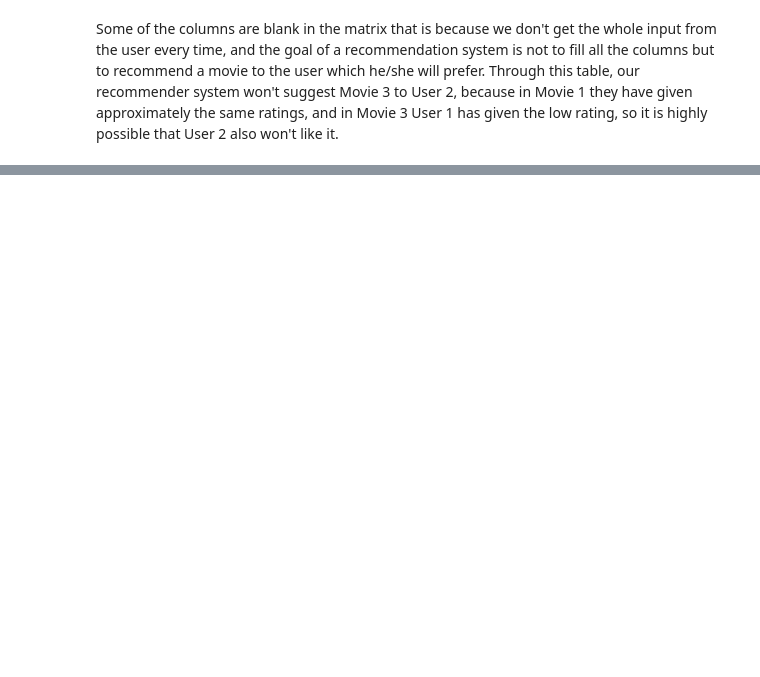
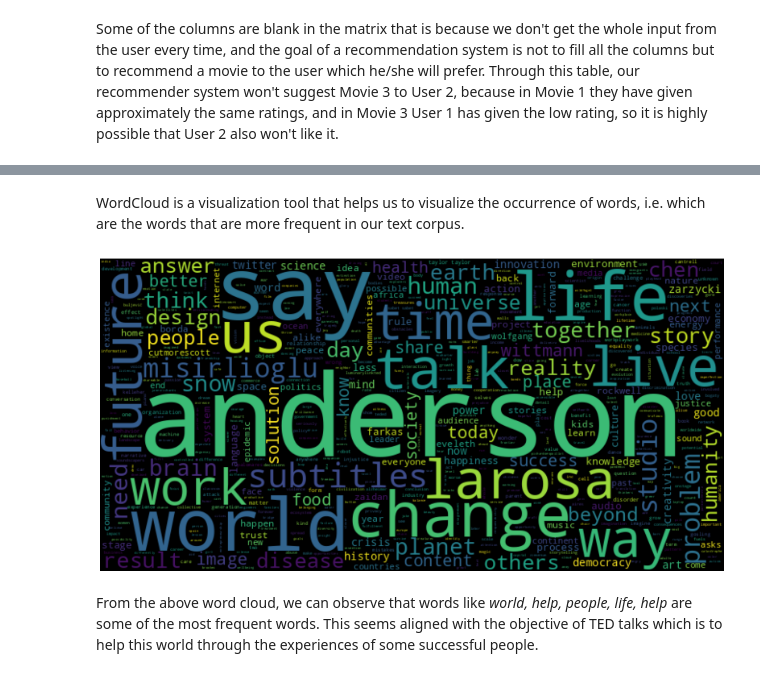
Before and after one commit to alexrodpas/ML-Projects, a Jupyter notebook: TED-Talks-RecSys.ipynb, the cells around one changed output, grey strips where cells are left out. Saved outputs shown, nothing was run; the diff lists cells and outputs as text; code cells hidden in the pictures; blank space fills up the shorter version.

```diff
--- a/TED-Talks-RecSys.ipynb
+++ b/TED-Talks-RecSys.ipynb
@@ -69,0 +151,8 @@ warnings.filterwarnings('ignore')
+# %%
+# Combine the title and the details of the talk.
+df['details'] = df['title'] + ' ' + df['details']
+
+# Remove the unnecessary information
+df = df[['main_speaker', 'details']]
+df.dropna(inplace = True)
+df.head()
@@ -69,0 +174,11 @@ warnings.filterwarnings('ignore')
+# %%
+def remove_stopwords(text):
+    stop_words = stopwords.words('english')
+    imp_words = []
+
+    # Store the important words
+    for word in str(text).split(): word = word.lower()
+    if word not in stop_words: imp_words.append(word)
+    output = " ".join(imp_words)
+
+    return output
@@ -69,0 +187,3 @@ warnings.filterwarnings('ignore')
+# %%
+df['details'] = df['details'].apply(lambda text: remove_stopwords(text))
+df.head()
@@ -69,0 +199,9 @@ warnings.filterwarnings('ignore')
+# %%
+punctuations_list = string.punctuation
+
+def cleaning_punctuations(text):
+    signal = str.maketrans('', '', punctuations_list)
+    return text.translate(signal)
+
+df['details'] = df['details'].apply(lambda x: cleaning_punctuations(x))
+df.head()
@@ -69,0 +215,14 @@ warnings.filterwarnings('ignore')
+# %% [markdown]
+WordCloud is a visualization tool that helps us to visualize the occurrence of words, i.e. which are the words that are more frequent in our text corpus.
+# %%
+details_corpus = " ".join(df['details'])
+
+plt.figure(figsize=(20, 20))
+wc = WordCloud(max_words=1000, width=800, height=400).generate(details_corpus)
+plt.axis('off')
+plt.imshow(wc)
+plt.show()
+# %% [output]
+[figure, added]
+# %% [markdown]
+From the above word cloud, we can observe that words like _world, help, people, life, help_ are some of the most frequent words. This seems aligned with the objective of TED talks which is to help this world through the experiences of some successful people.
```
Also changed, not shown: parts of 33 cells of this notebook.
